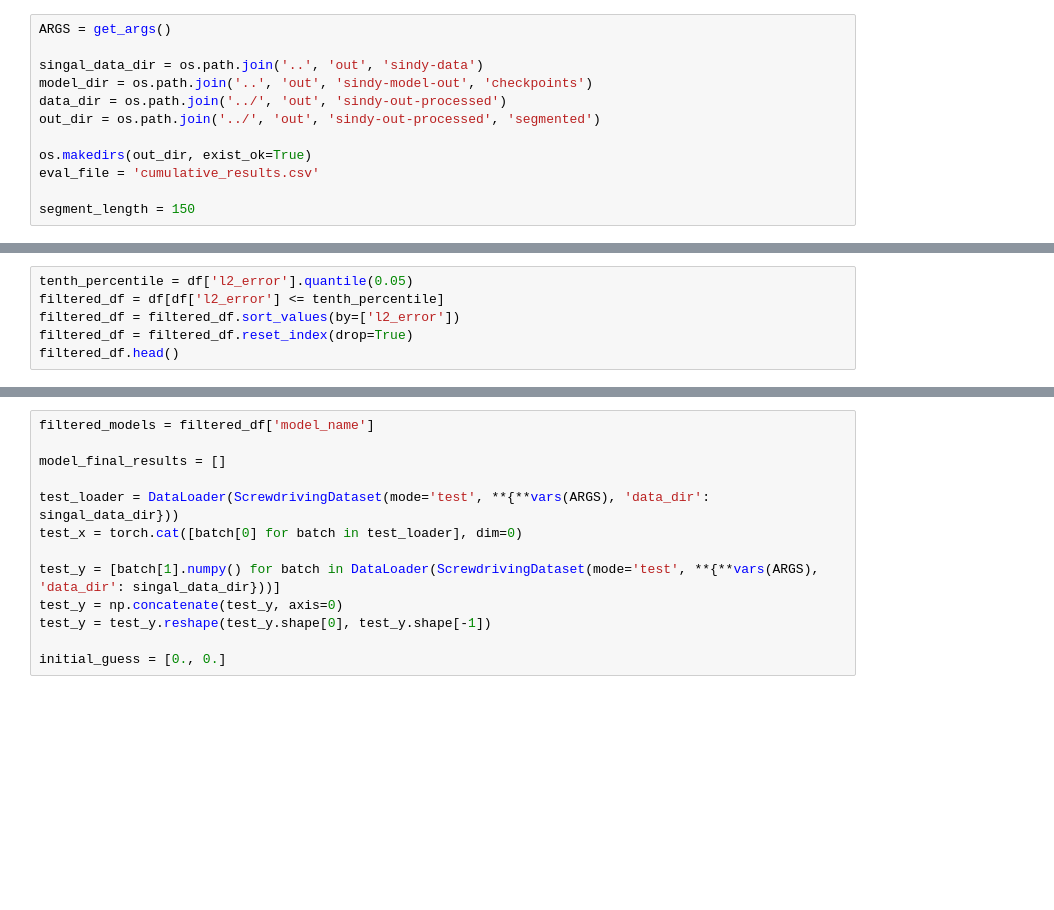
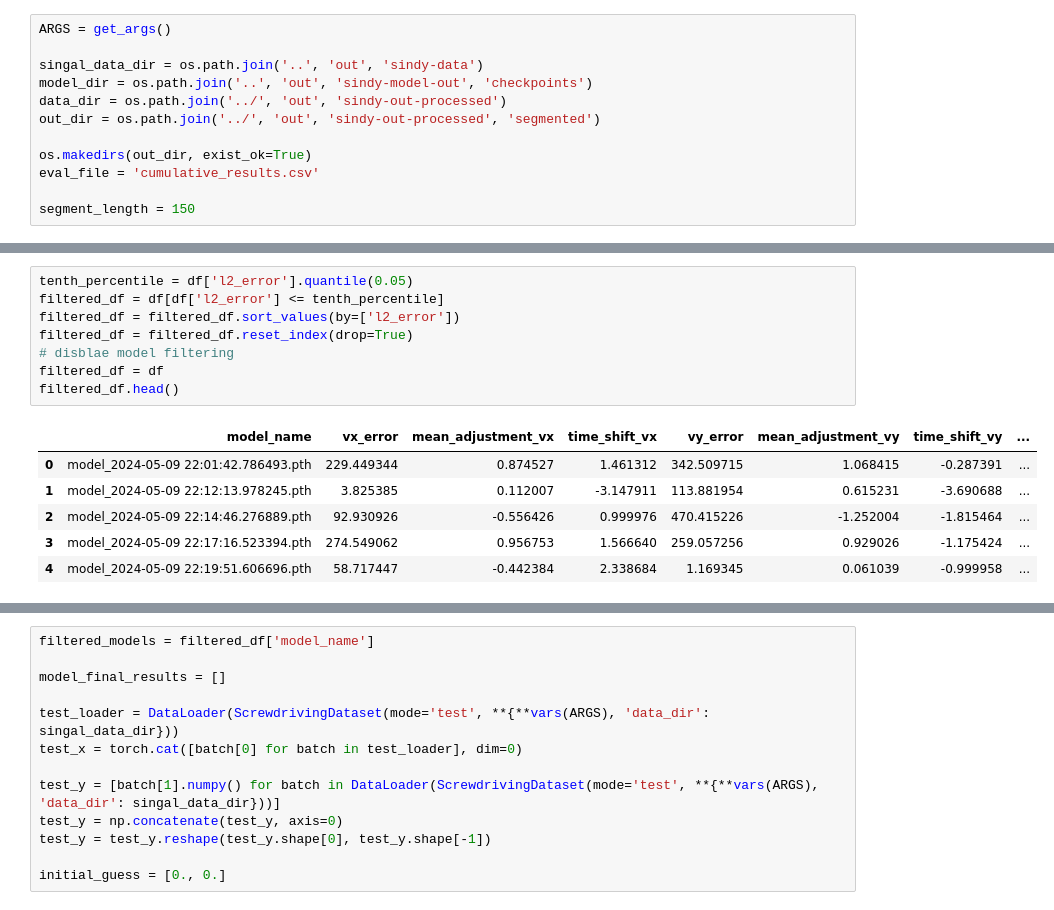
Before and after one commit to l0g1c-80m8/screw-dynamics-sindy, a Jupyter notebook: notebook/extract_best_signal.ipynb, the cells around one changed output, grey strips where cells are left out. Saved outputs shown, nothing was run; the diff lists cells and outputs as text; blank space fills up the shorter version.

Commit message:
update model runs

```diff
--- a/notebook/extract_best_signal.ipynb
+++ b/notebook/extract_best_signal.ipynb
@@ -35,8 +47,17 @@ df.describe()
 # %%
 tenth_percentile = df['l2_error'].quantile(0.05)
 filtered_df = df[df['l2_error'] <= tenth_percentile]
 filtered_df = filtered_df.sort_values(by=['l2_error'])
 filtered_df = filtered_df.reset_index(drop=True)
+# disblae model filtering
+filtered_df = df
 filtered_df.head()
+# %% [output]
+|  | model_name | vx_error | mean_adjustment_vx | time_shift_vx | vy_error | mean_adjustment_vy | time_shift_vy | ... |
+| 0 | model_2024-05-09 22:01:42.786493.pth | 229.449344 | 0.874527 | 1.461312 | 342.509715 | 1.068415 | -0.287391 | ... |
+| 1 | model_2024-05-09 22:12:13.978245.pth | 3.825385 | 0.112007 | -3.147911 | 113.881954 | 0.615231 | -3.690688 | ... |
+| 2 | model_2024-05-09 22:14:46.276889.pth | 92.930926 | -0.556426 | 0.999976 | 470.415226 | -1.252004 | -1.815464 | ... |
+| 3 | model_2024-05-09 22:17:16.523394.pth | 274.549062 | 0.956753 | 1.566640 | 259.057256 | 0.929026 | -1.175424 | ... |
+| 4 | model_2024-05-09 22:19:51.606696.pth | 58.717447 | -0.442384 | 2.338684 | 1.169345 | 0.061039 | -0.999958 | ... |
 # %%
 filtered_df.describe()
```
Also changed, not shown: parts of 5 cells of this notebook, 1 other file.
